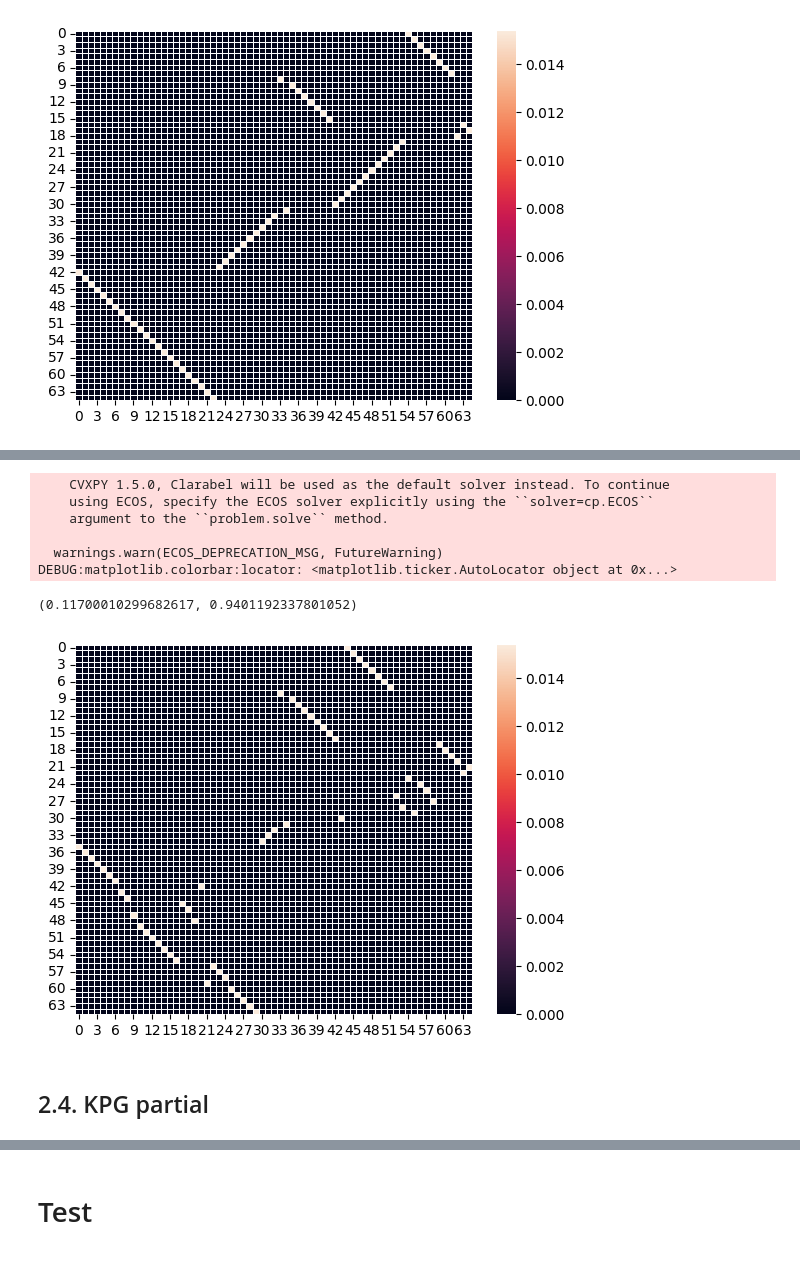
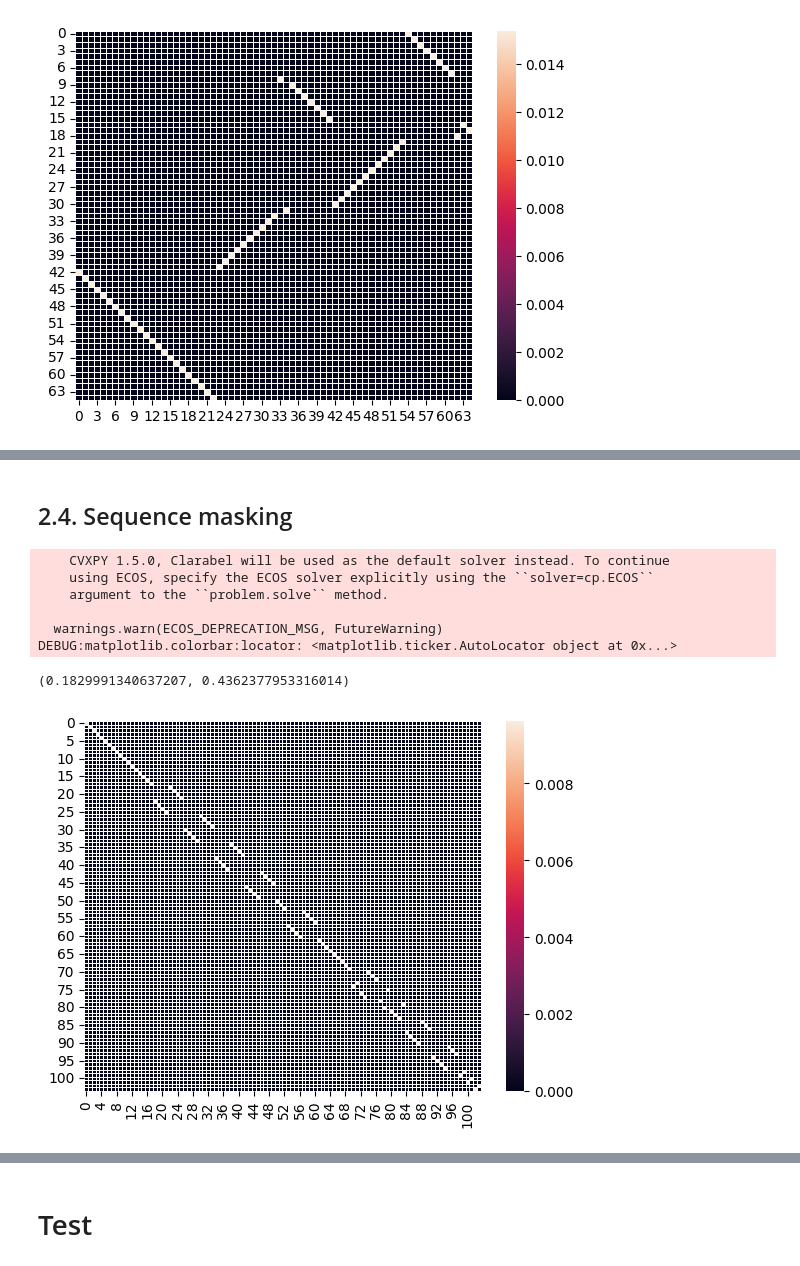
Before and after one commit to hanahhh/WTK-distance, a Jupyter notebook: examples/knn_kpg_metric_test.ipynb, the cells around one changed output, grey strips where cells are left out. Drawn from its saved outputs; the diff is of its cells as text; code cells hidden in the pictures.

```diff
--- a/examples/knn_kpg_metric_test.ipynb
+++ b/examples/knn_kpg_metric_test.ipynb
@@ -99,18 +149,18 @@ DEBUG:matplotlib.colorbar:locator: <matplotlib.ticker.AutoLocator object at 0x..
+# %% [markdown]
+## 2.4. Sequence masking
 # %%
-sub_length = 64
-lamb = 45
+sub_length = 25
+lamb = 5
 start_time = time.time()
-pi_kpg_sequence, cost_kpg_sequence = kpg_sequence_distance(a=xs, b=xt, plot=True, lamb=lamb, sub_length=sub_length)
+pi_kpg_sequence, cost_kpg_sequence = masking_map_sequence(xs=xs, xt=xt, plot=True, lamb=lamb, sub_length=sub_length)
 end_time = time.time()
 end_time - start_time, cost_kpg_sequence
 # %% [output]
     CVXPY 1.5.0, Clarabel will be used as the default solver instead. To continue
     using ECOS, specify the ECOS solver explicitly using the ``solver=cp.ECOS``
     argument to the ``problem.solve`` method.
 
   warnings.warn(ECOS_DEPRECATION_MSG, FutureWarning)
 DEBUG:matplotlib.colorbar:locator: <matplotlib.ticker.AutoLocator object at 0x...>
-(0.11700010299682617, 0.9401192337801052)
+(0.1829991340637207, 0.4362377953316014)
-[figure, old version]
+[figure, new version]
-# %% [markdown]
-## 2.4. KPG partial
```
Also changed, not shown: parts of 25 cells of this notebook, 5 other files.
